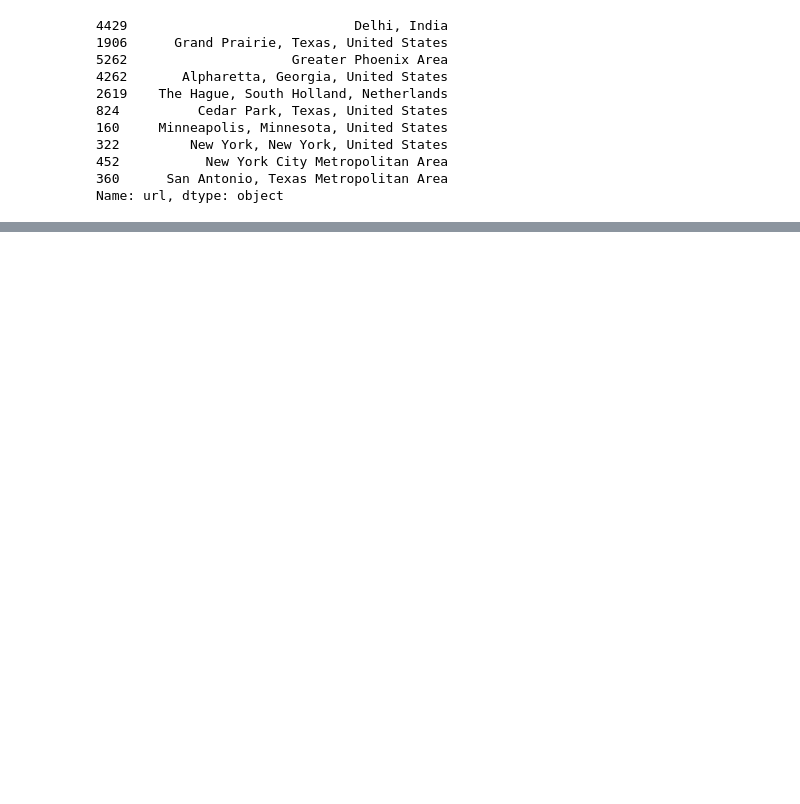
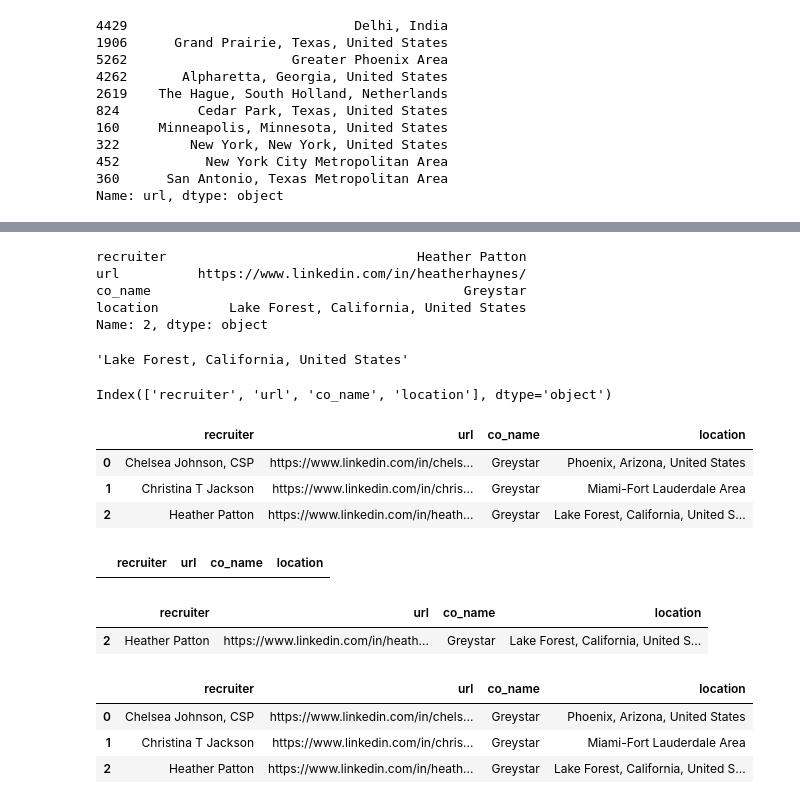
Before and after one commit to schulzbehrend/gal-career-partners, a Jupyter notebook: src/project_notes.ipynb, the cells around one changed output, grey strips where cells are left out. Saved outputs shown, nothing was run; the diff lists cells and outputs as text; code cells hidden in the pictures; blank space fills up the shorter version.

```diff
--- a/src/project_notes.ipynb
+++ b/src/project_notes.ipynb
@@ -180,3 +180,5 @@ frame.head(10)
 | 7 | Antonio Rogers | https://www.linkedin.com/in/anton... | Greystar |
 | 8 | Jaclyn Howard | https://www.linkedin.com/in/jacly... | Greystar |
 | 9 | Kellie Kieserman | https://www.linkedin.com/in/kelli... | Greystar |
+# %%
+frame['location'] = ''
@@ -256,7 +263,7 @@ def login():
 
     return driver
 # %%
-def scrape_location(url):
+def scrape_location(driver, url):
     '''scrape tech recruiters location info'''
     sleep(3)
     driver.get(url)
@@ -271,7 +278,7 @@ def scrape_location(url):
 # %%
 driver = login()
 
-location = frame_sample['url'].apply(lambda x: scrape_location(x))
+# location = frame_sample['url'].apply(lambda x: scrape_location(x))
 # test notes
 # 1. more sleeps, it goes to fast between sites
 # 2. close driver
@@ -301,3 +308,30 @@ frame_sample.head(2)
 # !ls ../data/tech_rec -al
 # %%
 frame_sample.to_csv('../data/tech_rec/techrecruiters_with_location.csv')
+# %%
+for idx, row in frame[0:3].iterrows():
+        location = scrape_location(driver, row['url'])
+        frame['location'][idx] = location
+# %%
+frame.iloc[idx]
+# %% [output]
+recruiter                                Heather Patton
+url          https://www.linkedin.com/in/heatherhaynes/
+co_name                                        Greystar
+location         Lake Forest, California, United States
+Name: 2, dtype: object
+# %%
+location
+# %% [output]
+'Lake Forest, California, United States'
+# %%
+row.index
+# %% [output]
+Index(['recruiter', 'url', 'co_name', 'location'], dtype='object')
+# %%
+frame.head(3)
+# %% [output]
+|  | recruiter | url | co_name | location |
+| 0 | Chelsea Johnson, CSP | https://www.linkedin.com/in/chels... | Greystar | Phoenix, Arizona, United States |
+| 1 | Christina T Jackson | https://www.linkedin.com/in/chris... | Greystar | Miami-Fort Lauderdale Area |
+| 2 | Heather Patton | https://www.linkedin.com/in/heath... | Greystar | Lake Forest, California, United S... |
@@ -303,0 +342,4 @@ frame_sample.to_csv('../data/tech_rec/techrecruiters_with_location.csv')
+# %%
+df
+# %% [output]
+|  | recruiter | url | co_name | location |
@@ -303,0 +350,13 @@ frame_sample.to_csv('../data/tech_rec/techrecruiters_with_location.csv')
+# %%
+df
+# %% [output]
+|  | recruiter | url | co_name | location |
+| 2 | Heather Patton | https://www.linkedin.com/in/heath... | Greystar | Lake Forest, California, United S... |
+# %%
+test = frame.head(3)
+test
+# %% [output]
+|  | recruiter | url | co_name | location |
+| 0 | Chelsea Johnson, CSP | https://www.linkedin.com/in/chels... | Greystar | Phoenix, Arizona, United States |
+| 1 | Christina T Jackson | https://www.linkedin.com/in/chris... | Greystar | Miami-Fort Lauderdale Area |
+| 2 | Heather Patton | https://www.linkedin.com/in/heath... | Greystar | Lake Forest, California, United S... |
```
Also changed, not shown: parts of 10 cells of this notebook.
